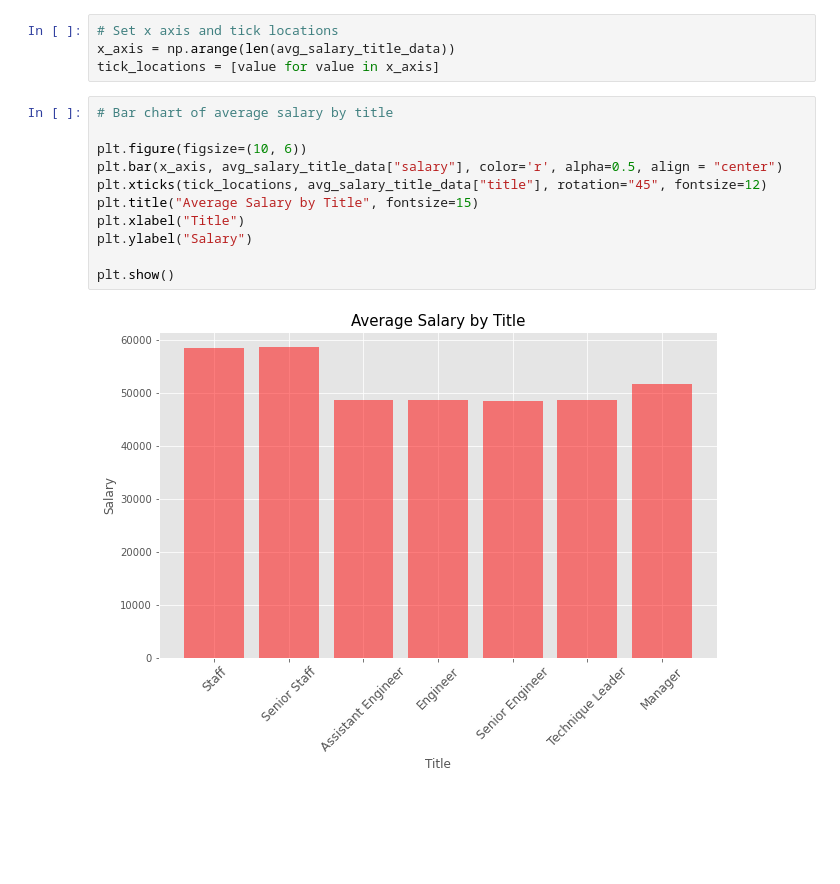
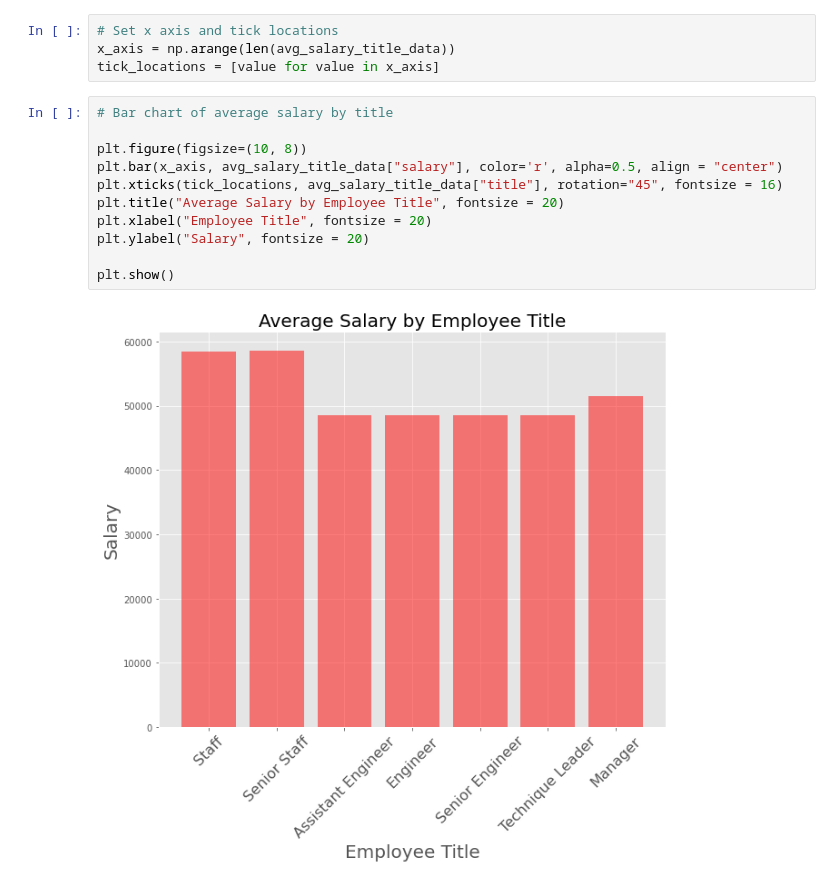
Before and after one commit to Terra999/sql-challenge, a Jupyter notebook: sql_bonus_work.ipynb, the cells around one changed output. Saved outputs shown, nothing was run; the diff lists cells and outputs as text; blank space fills up the shorter version.

```diff
--- a/sql_bonus_work.ipynb
+++ b/sql_bonus_work.ipynb
@@ -123,13 +123,13 @@ tick_locations = [value for value in x_axis]
 # %%
 # Bar chart of average salary by title
 
-plt.figure(figsize=(10, 6))
+plt.figure(figsize=(10, 8))
 plt.bar(x_axis, avg_salary_title_data["salary"], color='r', alpha=0.5, align = "center")
-plt.xticks(tick_locations, avg_salary_title_data["title"], rotation="45", fontsize=12)
-plt.title("Average Salary by Title", fontsize=15)
-plt.xlabel("Title")
-plt.ylabel("Salary")
+plt.xticks(tick_locations, avg_salary_title_data["title"], rotation="45", fontsize = 16)
+plt.title("Average Salary by Employee Title", fontsize = 20)
+plt.xlabel("Employee Title", fontsize = 20)
+plt.ylabel("Salary", fontsize = 20)
 
 plt.show()
 # %% [output]
-[figure, old version]
+[figure, new version]
```
Also changed, not shown: parts of 6 cells of this notebook, 2 other files.
